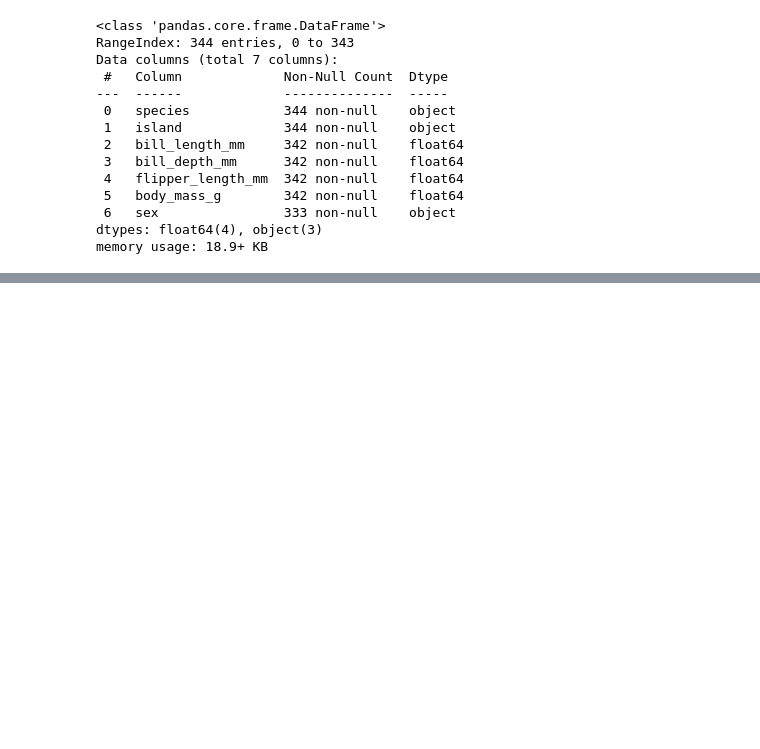
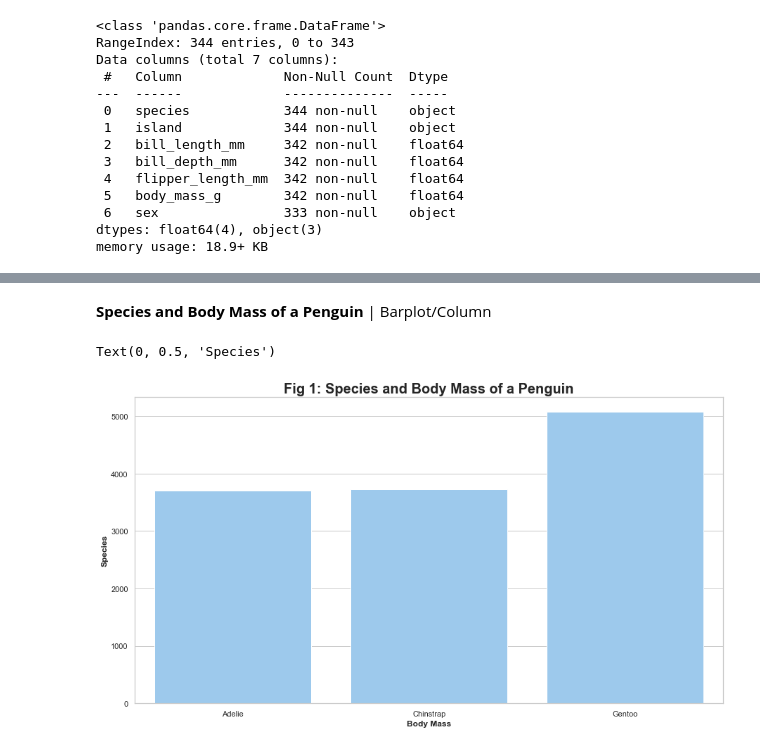
Before and after one commit to jeannemargaretguzon/DataCamp-Exercises, a Jupyter notebook: Seaborn Penguin Practice Graph.ipynb, the cells around one changed output, grey strips where cells are left out. Cells and saved outputs as stored; diff of their text form; code cells hidden in the pictures; blank space fills up the shorter version.

Commit message:
Updated Seaborn Penguin Practice Graph

```diff
--- a/Seaborn Penguin Practice Graph.ipynb
+++ b/Seaborn Penguin Practice Graph.ipynb
@@ -64,0 +74,14 @@ memory usage: 12.3 KB
+# %% [markdown]
+**Species and Body Mass of a Penguin** | Barplot/Column
+# %%
+# Styling the graph
+sns.set_style('whitegrid')
+
+fig_1 = plt.figure(edgecolor = 'black', figsize = (15, 8))
+ax1 = sns.barplot(x = 'species', y = 'body_mass_g', data = penguin_data, ci = None, color ='#90CAF9')
+ax1.set_title('Fig 1: Species and Body Mass of a Penguin', fontweight = 'bold', fontsize = 20)
+ax1.set_xlabel('Body Mass', fontsize = 12, fontweight = 'demibold')
+ax1.set_ylabel('Species', fontsize = 12, fontweight = 'demibold')
+# %% [output]
+Text(0, 0.5, 'Species')
+[figure, added]
```
Also changed, not shown: parts of 9 cells of this notebook.
